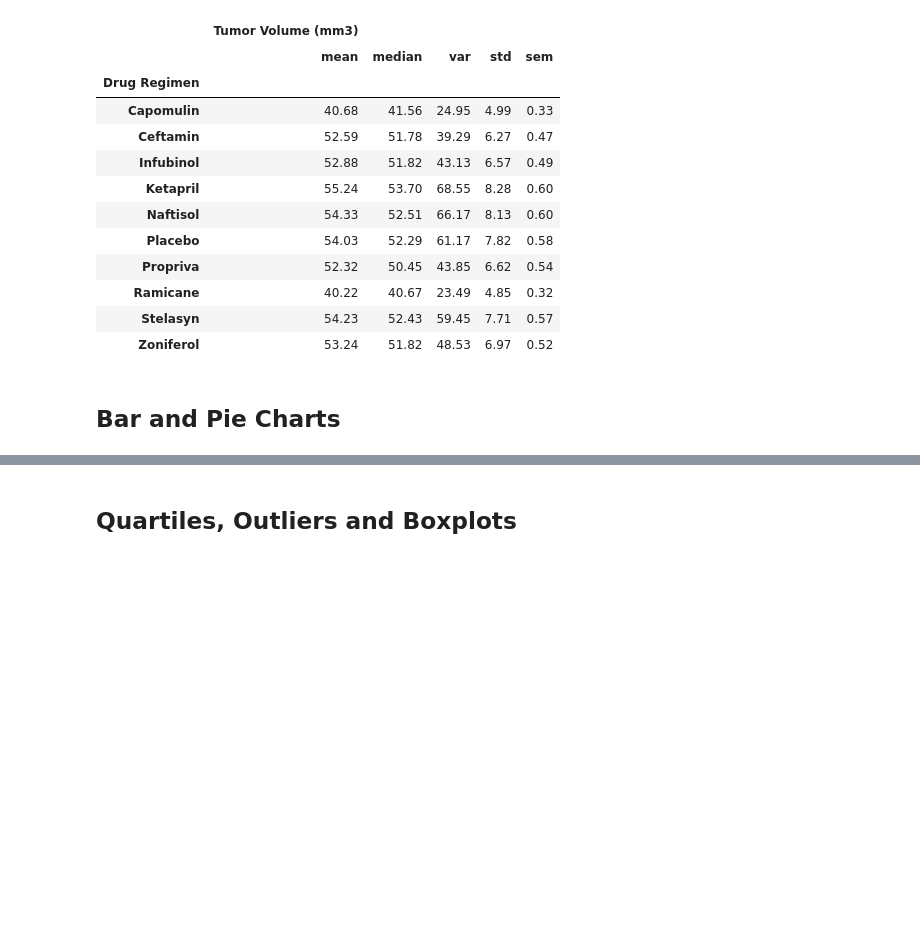
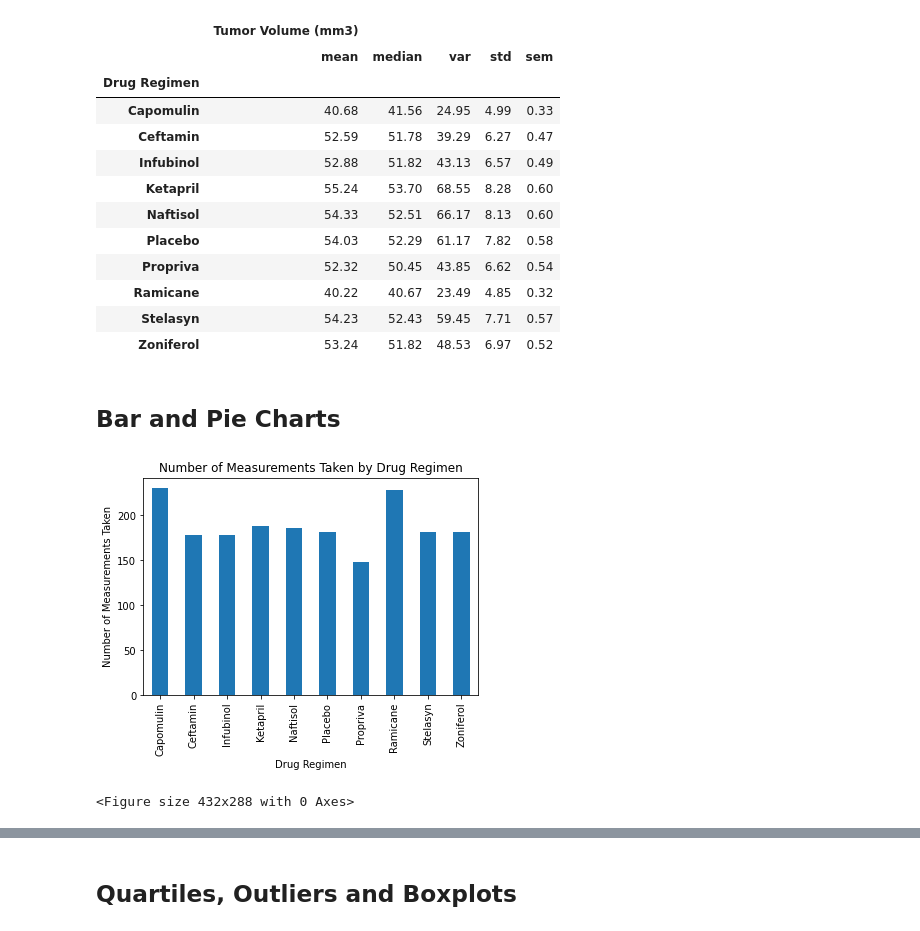
Before and after one commit to RobinWaves/matplotlib-challenge, a Jupyter notebook: pymaceuticals.ipynb, the cells around one changed output, grey strips where cells are left out. Saved outputs shown, nothing was run; the diff lists cells and outputs as text; code cells hidden in the pictures; blank space fills up the shorter version.

Commit message:
Pandas Bar chart

```diff
--- a/pymaceuticals.ipynb
+++ b/pymaceuticals.ipynb
@@ -131,3 +132,13 @@ grouped_drug
 ## Bar and Pie Charts
 # %%
 # Generate a bar plot showing the total number of measurements taken on each drug regimen using pandas.
+drug_count = drug_group['Drug Regimen'].count()
+drug_bar_chart = drug_count.plot(kind='bar', title="Number of Measurements Taken by Drug Regimen")
+drug_bar_chart.set_xlabel("Drug Regimen")
+drug_bar_chart.set_ylabel("Number of Measurements Taken")
+
+plt.show()
+plt.tight_layout()
+# %% [output]
+[figure, added]
+<Figure size 432x288 with 0 Axes>
```
Also changed, not shown: parts of 3 cells of this notebook.
